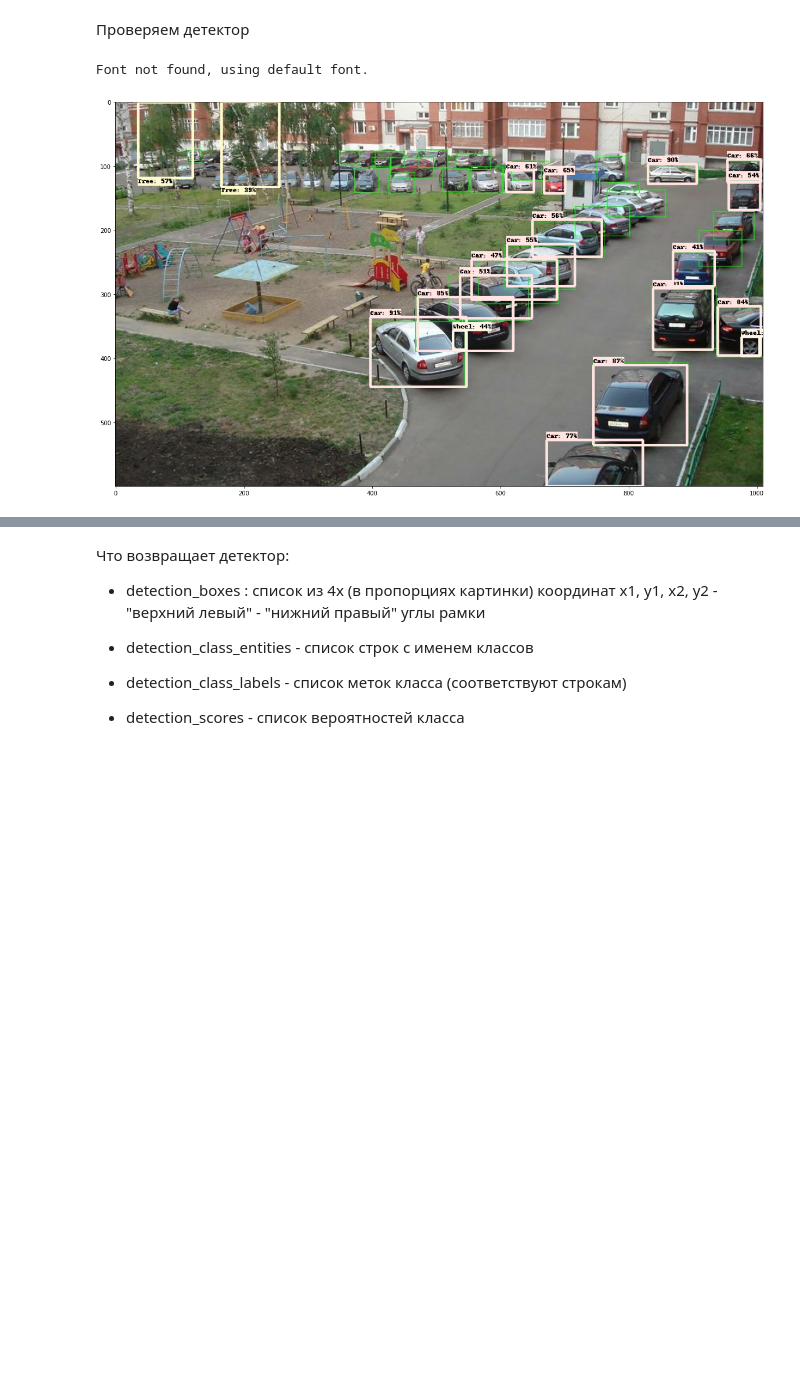
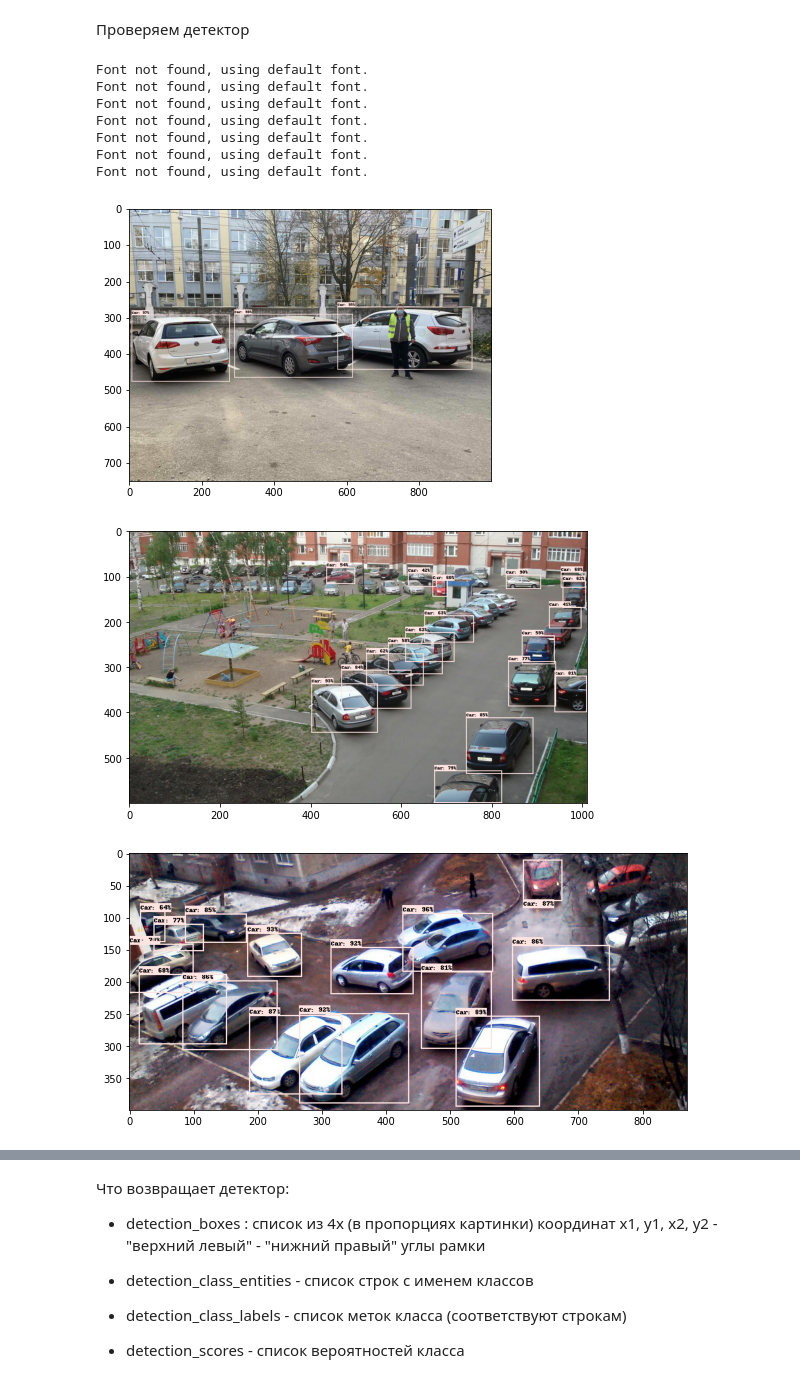
Before and after one commit to alex-chin/intro_neural_network, a Jupyter notebook: homeworks/home07/home07.ipynb, the cells around one changed output, grey strips where cells are left out. Saved outputs shown, nothing was run; the diff lists cells and outputs as text; code cells hidden in the pictures; blank space fills up the shorter version.

```diff
--- a/homeworks/home07/home07.ipynb
+++ b/homeworks/home07/home07.ipynb
@@ -94,21 +74,0 @@ print(rects.shape) #число найденых объектов
-# %%
-#Построим области
-
-num_Rects = 20 #число выводимых region proposals (прямоугольников)
-
-#создаем копию исходной картинки
-im_ = im.copy()
-
-for i, rect in enumerate(rects):
-  if (i < num_Rects): #пока не больше
-    # x,y - координаты левого верхнего угла; w, h - ширина и высота области
-    x, y, w, h = rect
-    # рисуем рамку
-    cv.rectangle(im_, (x, y), (x+w, y+h), (0, 255, 0), 1, cv.LINE_AA)
-  else:
-    break
-
-# Рисуем на экран
-plt.figure(figsize=(16,5))
-plt.imshow(im_)
-plt.show()
@@ -165,7 +83,7 @@ plt.show()
 # %%
 # выводит картинку
 def display_image(image):
-  fig = plt.figure(figsize=(20, 15))
+  fig = plt.figure(figsize=(10, 5))
   plt.grid(False)
   plt.imshow(image)
 
@@ -194,7 +112,7 @@ def draw_bounding_box_on_image(image,
                                xmax,
                                color,
                                font,
-                               thickness=4,
+                               thickness=2,
                                display_str_list=()):
   """Adds a bounding box to an image."""
   draw = ImageDraw.Draw(image)
@@ -234,7 +152,7 @@ def draw_bounding_box_on_image(image,
 # max_boxes - максимальное число объектов для отображения, min_score=0.01 - минимакльная точность их детекции
 # можно менять
 
-def draw_boxes(image, boxes, class_names, scores, max_boxes=3, min_score=0.01):
+def draw_boxes(image, boxes, class_names, scores, class_name='Car', max_boxes=3, min_score=0.01):
   """Overlay labeled boxes on an image with formatted scores and label names."""
   colors = list(ImageColor.colormap.values())
 
@@ -246,7 +164,8 @@ def draw_boxes(image, boxes, class_names, scores, max_boxes=3, min_score=0.01):
     font = ImageFont.load_default()
 
   for i in range(min(boxes.shape[0], max_boxes)):
-    if scores[i] >= min_score:
+    if scores[i] >= min_score and class_name == class_names[i].decode("ascii"):
+    # if scores[i] >= min_score:
       ymin, xmin, ymax, xmax = tuple(boxes[i])
       display_str = "{}: {}%".format(class_names[i].decode("ascii"),
                                      int(100 * scores[i]))
@@ -344,8 +263,7 @@ def run_detector(detector, path):
       img.numpy(), result["detection_boxes"],
       result["detection_class_entities"], result["detection_scores"], max_boxes=20)
 
-  display_image(image_with_boxes)
-  return result
+  return image_with_boxes, result
 # %% [markdown]
 Чтение имен кадров
 # %%
@@ -362,8 +280,18 @@ List_name[0]
 array('./18e2999891374a475d0687ca9f989d83_1602711910.jpg', dtype='<U49')
 # %% [markdown]
 Проверяем детектор
-# %%
-result = run_detector(detector, List_name[2])
-# %% [output]
-Font not found, using default font.
-[figure, removed]
+# %%
+for name in List_name:
+    image_with_boxes, result = run_detector(detector, name)
+    display_image(image_with_boxes)
+# %% [output]
+Font not found, using default font.
+Font not found, using default font.
+Font not found, using default font.
+Font not found, using default font.
+Font not found, using default font.
+Font not found, using default font.
+Font not found, using default font.
+[figure, added]
+[figure, added]
+[figure, added]
```
Also changed, not shown: parts of 30 cells of this notebook, 1 other file.
